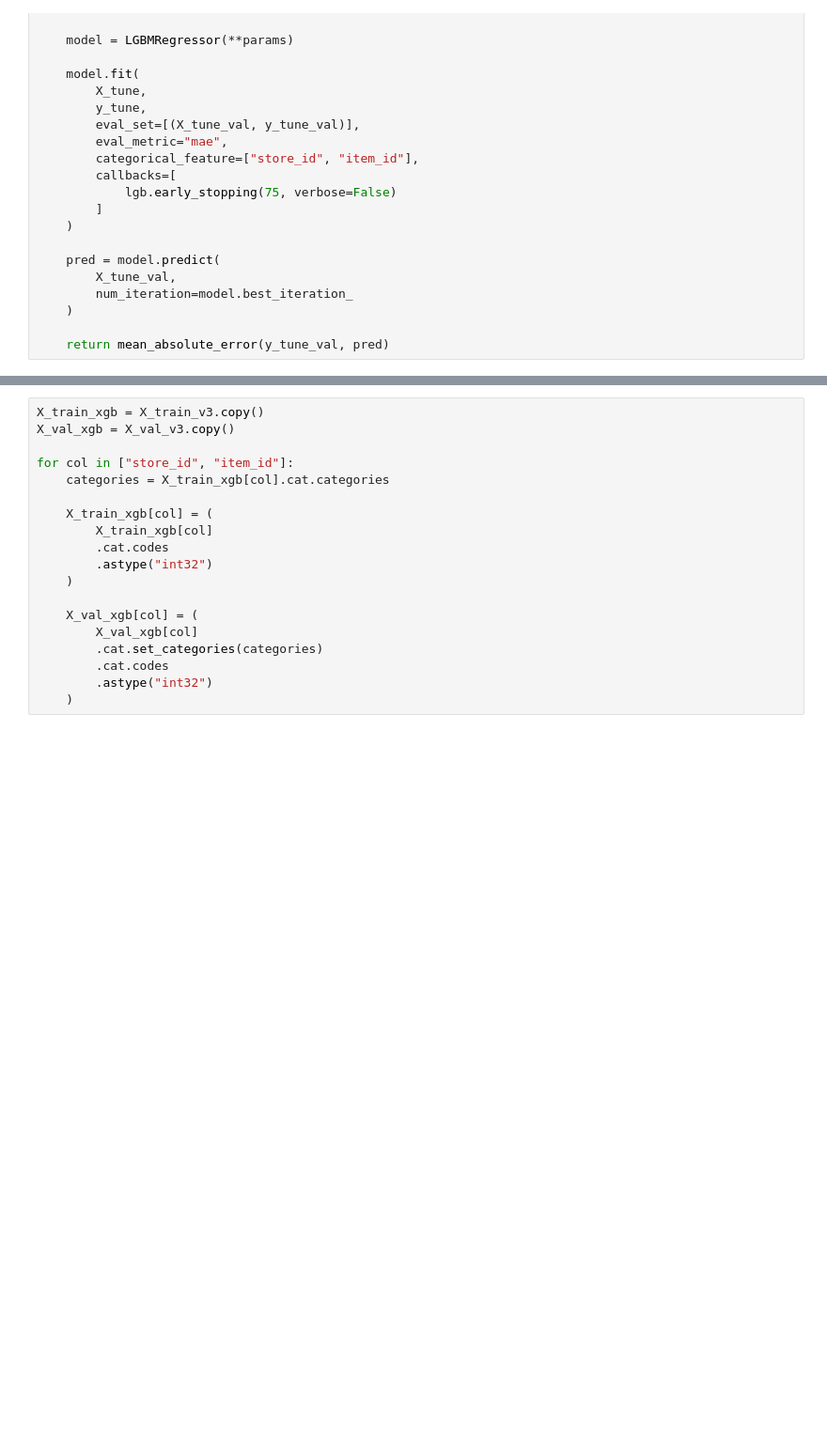
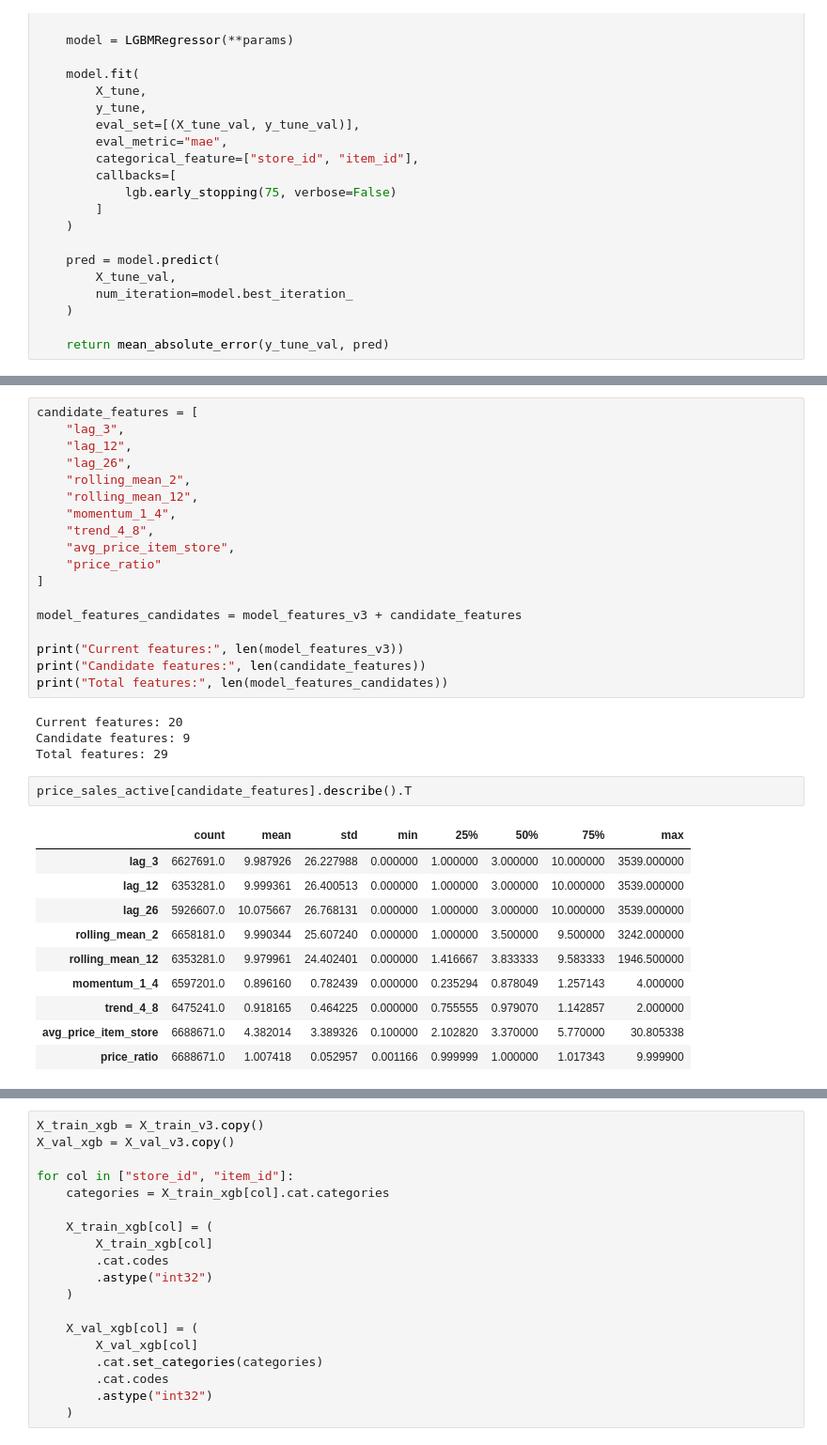
Before and after one commit to zehradedebali-cyber/retail-demand-forecasting, a Jupyter notebook: notebooks/01_data_exploration_RECOVERED.ipynb, the cells around one changed output, grey strips where cells are left out. Shown at 94% size. Saved outputs shown, nothing was run; the diff lists cells and outputs as text; blank space fills up the shorter version.

```diff
--- a/notebooks/01_data_exploration_RECOVERED.ipynb
+++ b/notebooks/01_data_exploration_RECOVERED.ipynb
@@ -1673,0 +2903,35 @@ print(
+# %%
+candidate_features = [
+    "lag_3",
+    "lag_12",
+    "lag_26",
+    "rolling_mean_2",
+    "rolling_mean_12",
+    "momentum_1_4",
+    "trend_4_8",
+    "avg_price_item_store",
+    "price_ratio"
+]
+
+model_features_candidates = model_features_v3 + candidate_features
+
+print("Current features:", len(model_features_v3))
+print("Candidate features:", len(candidate_features))
+print("Total features:", len(model_features_candidates))
+# %% [output]
+Current features: 20
+Candidate features: 9
+Total features: 29
+# %%
+price_sales_active[candidate_features].describe().T
+# %% [output]
+|  | count | mean | std | min | 25% | 50% | 75% | max |
+| lag_3 | 6627691.0 | 9.987926 | 26.227988 | 0.000000 | 1.000000 | 3.000000 | 10.000000 | 3539.000000 |
+| lag_12 | 6353281.0 | 9.999361 | 26.400513 | 0.000000 | 1.000000 | 3.000000 | 10.000000 | 3539.000000 |
+| lag_26 | 5926607.0 | 10.075667 | 26.768131 | 0.000000 | 1.000000 | 3.000000 | 10.000000 | 3539.000000 |
+| rolling_mean_2 | 6658181.0 | 9.990344 | 25.607240 | 0.000000 | 1.000000 | 3.500000 | 9.500000 | 3242.000000 |
+| rolling_mean_12 | 6353281.0 | 9.979961 | 24.402401 | 0.000000 | 1.416667 | 3.833333 | 9.583333 | 1946.500000 |
+| momentum_1_4 | 6597201.0 | 0.896160 | 0.782439 | 0.000000 | 0.235294 | 0.878049 | 1.257143 | 4.000000 |
+| trend_4_8 | 6475241.0 | 0.918165 | 0.464225 | 0.000000 | 0.755555 | 0.979070 | 1.142857 | 2.000000 |
+| avg_price_item_store | 6688671.0 | 4.382014 | 3.389326 | 0.100000 | 2.102820 | 3.370000 | 5.770000 | 30.805338 |
+| price_ratio | 6688671.0 | 1.007418 | 0.052957 | 0.001166 | 0.999999 | 1.000000 | 1.017343 | 9.999900 |
```
Also changed, not shown: parts of 149 cells of this notebook.
